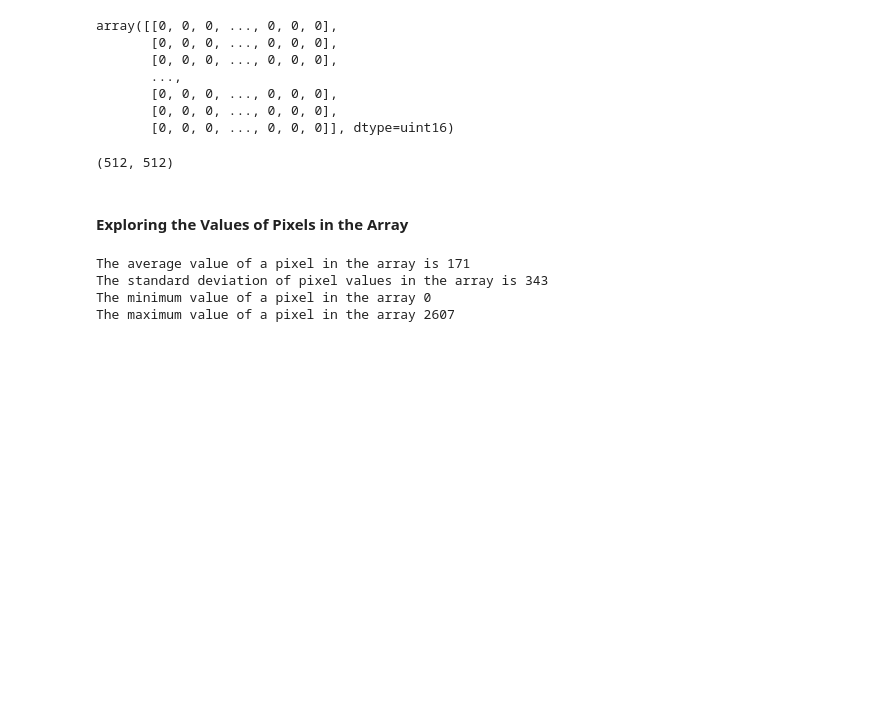
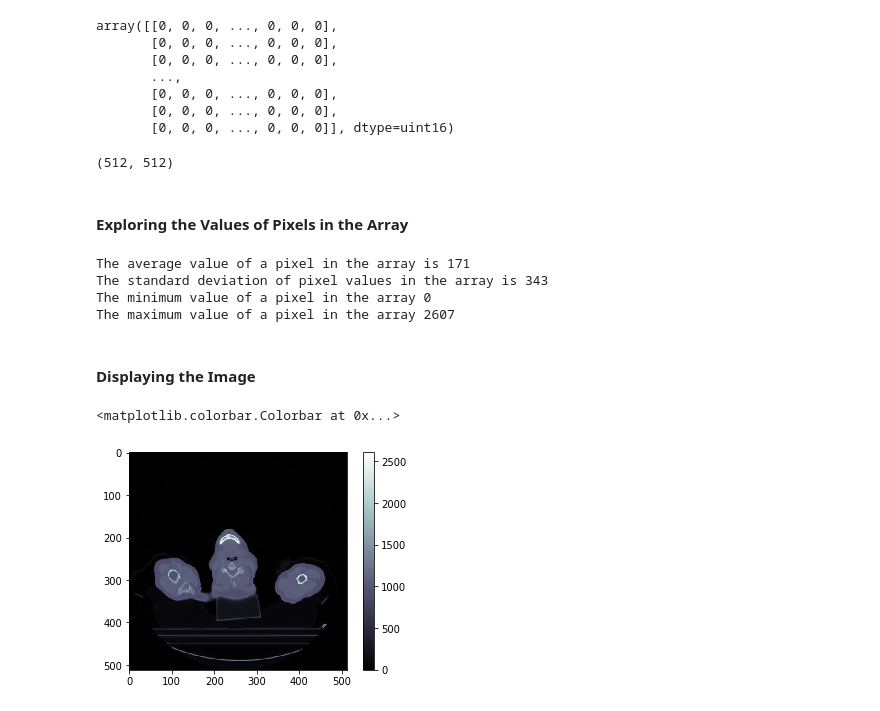
Before and after one commit to sdoken/pydicom_rtstruct_contour_mapping, a Jupyter notebook: may.ipynb, the cells around one changed output. Drawn from its saved outputs; the diff is of its cells as text; code cells hidden in the pictures; blank space fills up the shorter version.

Commit message:
displayed one image with colormap

```diff
--- a/may.ipynb
+++ b/may.ipynb
@@ -46,3 +46,11 @@ The average value of a pixel in the array is 171
 The standard deviation of pixel values in the array is 343
 The minimum value of a pixel in the array 0
 The maximum value of a pixel in the array 2607
+# %% [markdown]
+#### Displaying the Image
+# %%
+plt.imshow(pixel_array, cmap=plt.cm.bone)  # i like the cm.
+plt.colorbar()
+# %% [output]
+<matplotlib.colorbar.Colorbar at 0x...>
+[figure, added]
```
